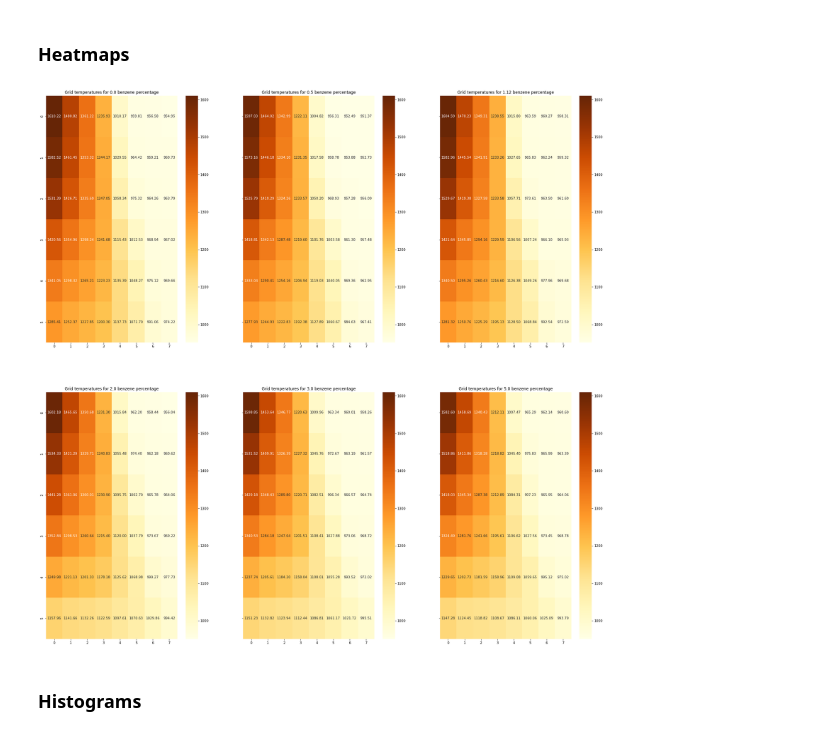
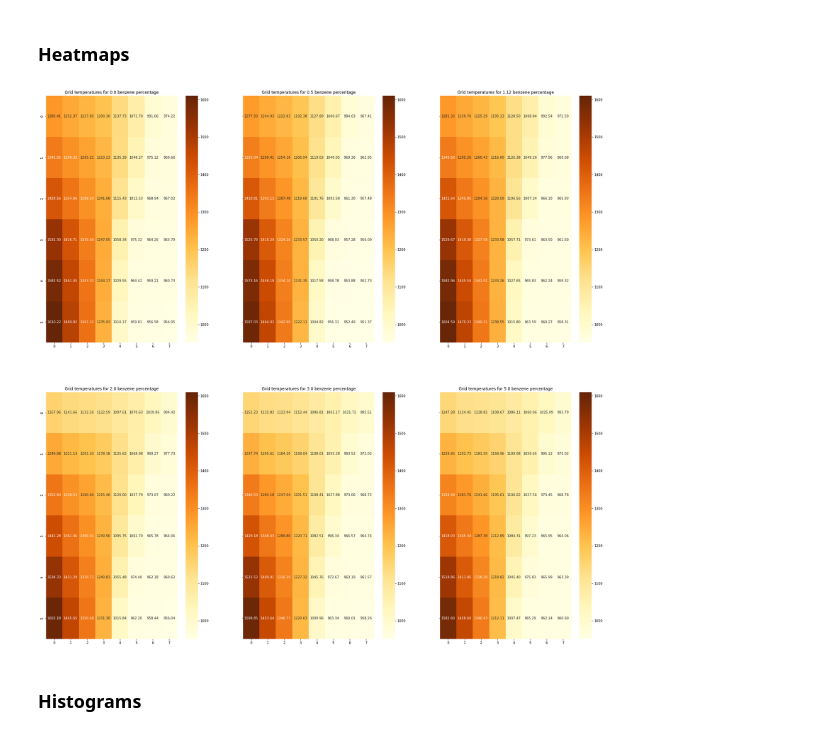
Before and after one commit to rafftod/DataDrivenDTFurnace, a Jupyter notebook: analysis.ipynb, the cells around one changed output. Drawn from its saved outputs; the diff is of its cells as text; code cells hidden in the pictures.

Commit message:
Flip heatmaps

```diff
--- a/analysis.ipynb
+++ b/analysis.ipynb
@@ -57,15 +57,15 @@ grid_shape = (6, 8)
 # %%
 fig, ax = plt.subplots(nrows=2, ncols=3, figsize=(30, 30), sharey=True)
 fig.set_facecolor('white')
 # find min and max values to get the same scale
 min_val = df_by_benzene.iloc[:,2:].min().min()
 max_val = df_by_benzene.iloc[:,2:].max().max()
 for index, value in enumerate(df_by_benzene["benzene"]):
-    T_data = df_by_benzene[df_by_benzene["benzene"] == value].iloc[:,2:].to_numpy().reshape(grid_shape)
+    T_data = np.flip(df_by_benzene[df_by_benzene["benzene"] == value].iloc[:,2:].to_numpy().reshape(grid_shape), axis=0)
     sns.heatmap(T_data, cmap="YlOrBr", ax=ax.flatten()[index], vmin=min_val, vmax=max_val, annot=True, fmt=".2f")
     ax.flatten()[index].set_title(f"Grid temperatures for {value} benzene percentage")
 # %% [output]
-[figure, old version]
+[figure, new version]
 # %% [markdown]
 ### Histograms
 # %%
```
Also changed, not shown: parts of 2 cells of this notebook.
